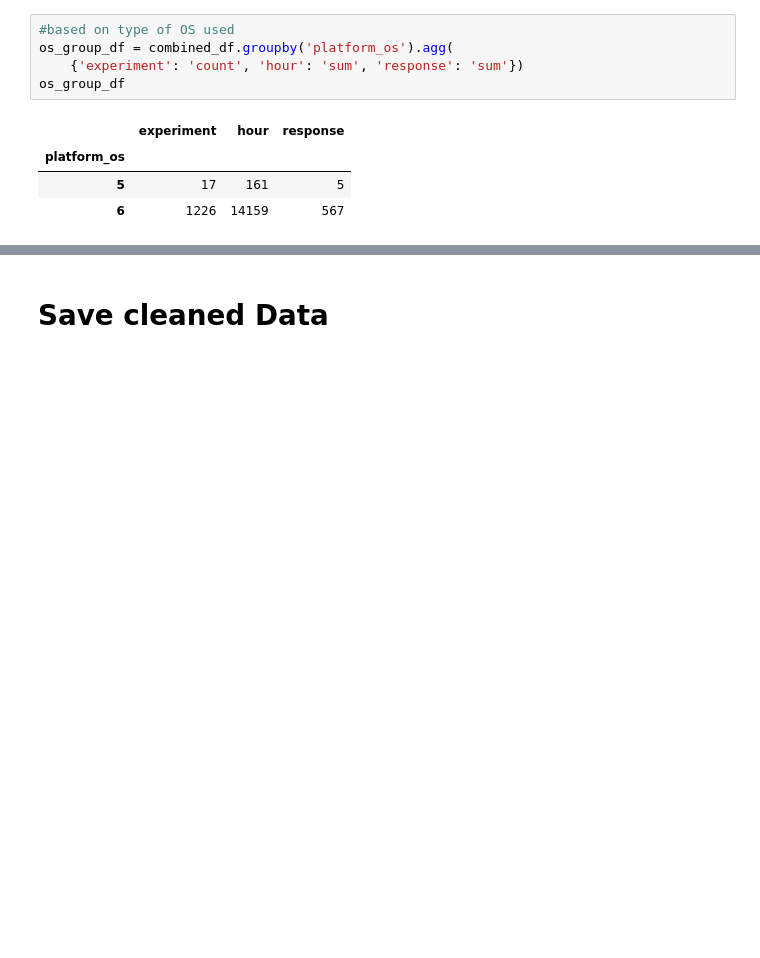
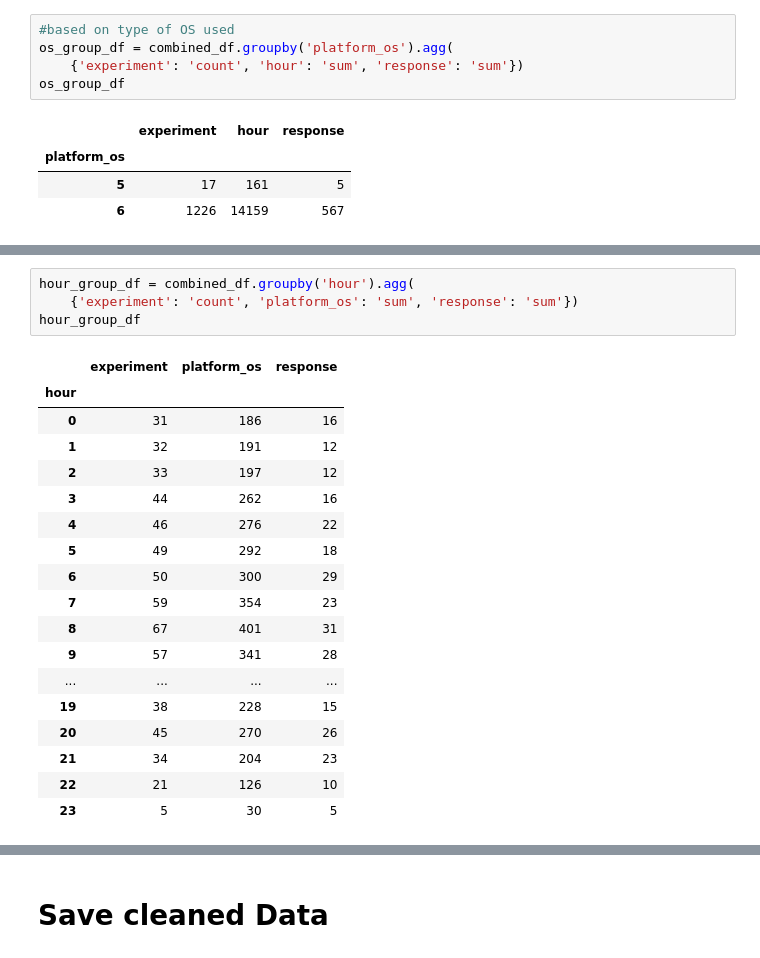
Before and after one commit to dagmawiii03/Ab_Hypothesis_Testing, a Jupyter notebook: Notebooks/Data_Exploration.ipynb, the cells around one changed output, grey strips where cells are left out. Cells and saved outputs as stored; diff of their text form; blank space fills up the shorter version.

```diff
--- a/Notebooks/Data_Exploration.ipynb
+++ b/Notebooks/Data_Exploration.ipynb
@@ -309,0 +318,23 @@ os_group_df
+# %%
+hour_group_df = combined_df.groupby('hour').agg(
+    {'experiment': 'count', 'platform_os': 'sum', 'response': 'sum'})
+hour_group_df
+# %% [output]
+|  | experiment | platform_os | response |
+| hour |  |  |  |
+| 0 | 31 | 186 | 16 |
+| 1 | 32 | 191 | 12 |
+| 2 | 33 | 197 | 12 |
+| 3 | 44 | 262 | 16 |
+| 4 | 46 | 276 | 22 |
+| 5 | 49 | 292 | 18 |
+| 6 | 50 | 300 | 29 |
+| 7 | 59 | 354 | 23 |
+| 8 | 67 | 401 | 31 |
+| 9 | 57 | 341 | 28 |
+| ... | ... | ... | ... |
+| 19 | 38 | 228 | 15 |
+| 20 | 45 | 270 | 26 |
+| 21 | 34 | 204 | 23 |
+| 22 | 21 | 126 | 10 |
+| 23 | 5 | 30 | 5 |
```
Also changed, not shown: parts of 9 cells of this notebook, 2 other files.
